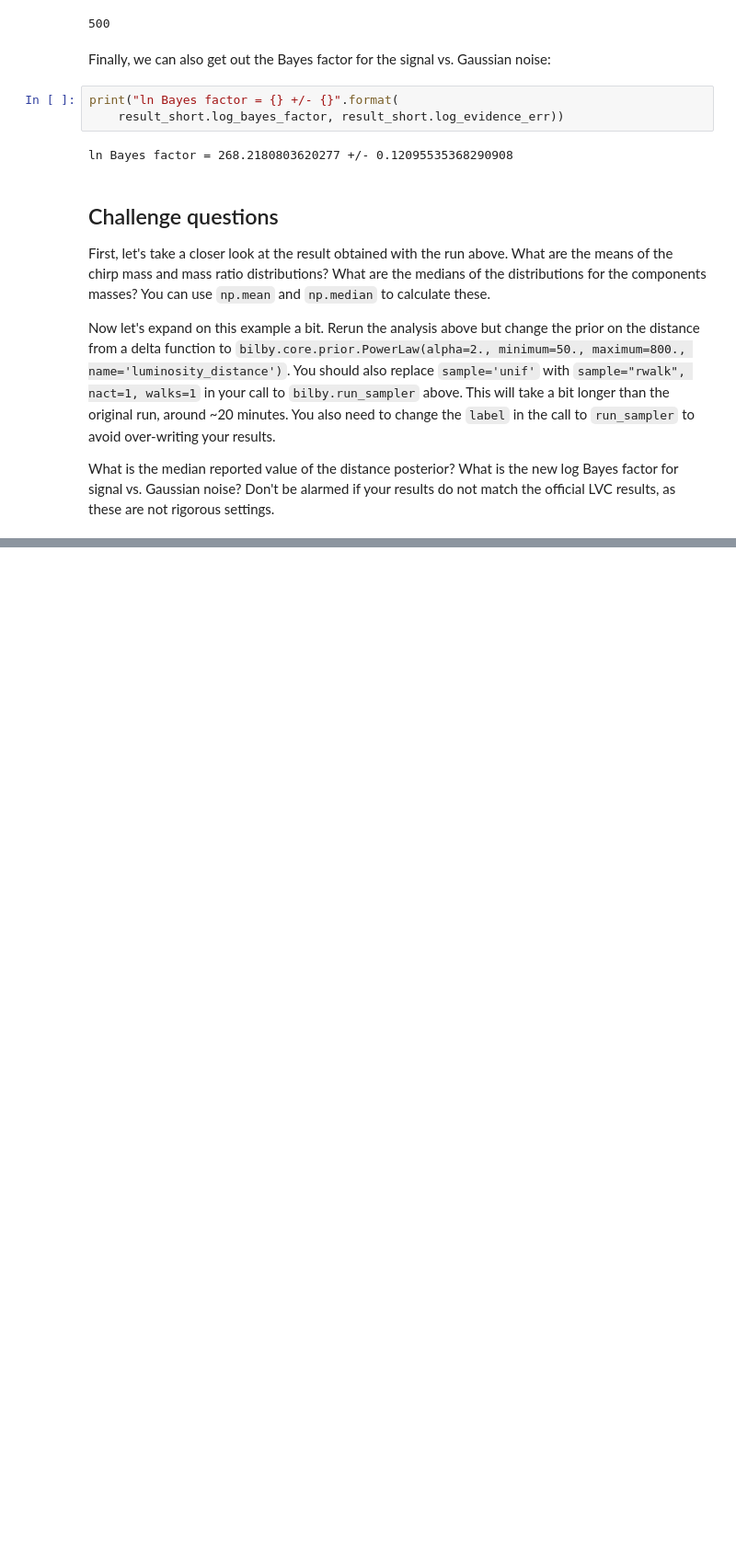
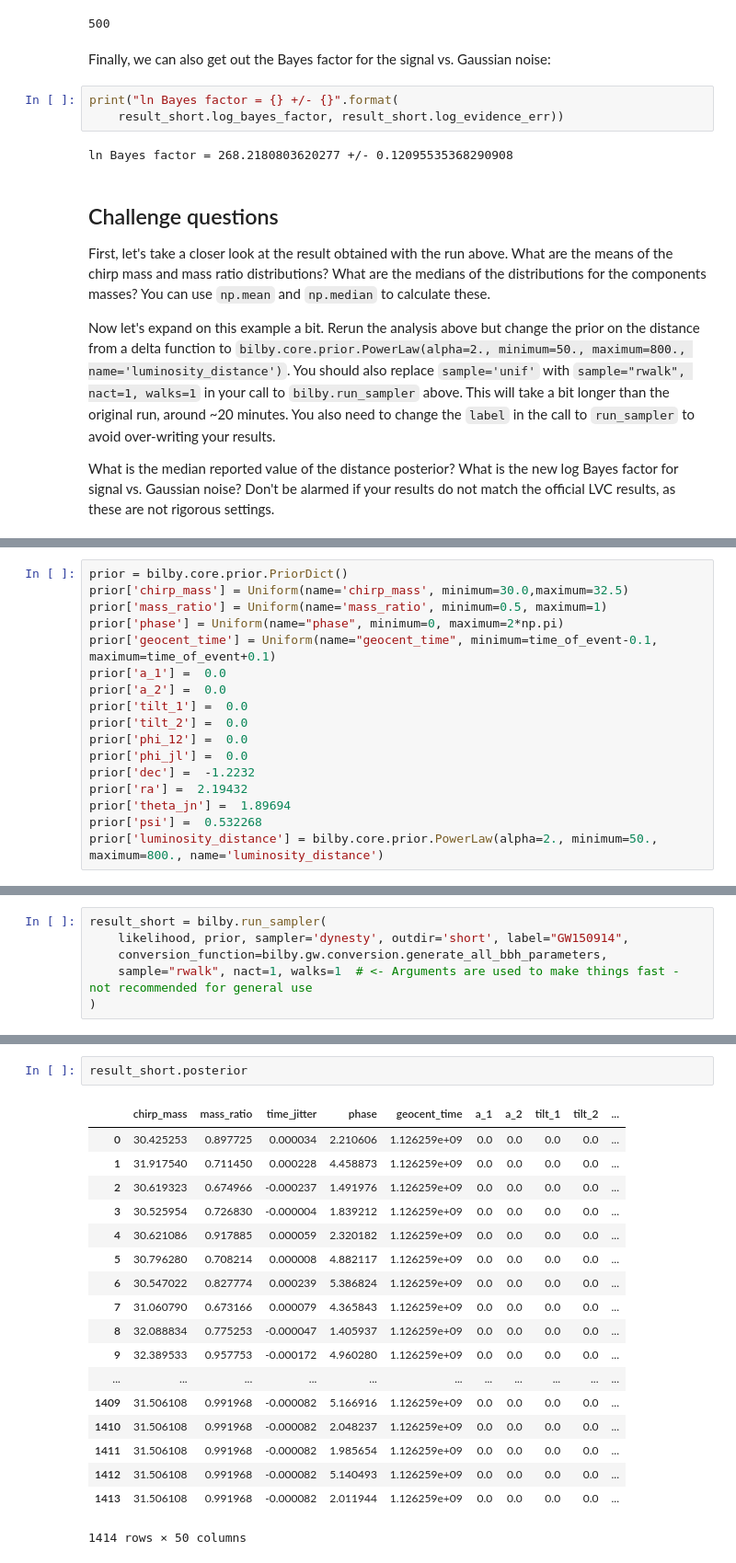
Before and after one commit to basuparth/grav_wave_workshop3, a Jupyter notebook: Day_2/Tuto_2.4_Parameter_estimation_for_compact_object_mergers.ipynb, the cells around one changed output, grey strips where cells are left out. Shown: that part at 92% size. Saved outputs shown, nothing was run; the diff lists cells and outputs as text; blank space fills up the shorter version.

```diff
--- a/Day_2/Tuto_2.4_Parameter_estimation_for_compact_object_mergers.ipynb
+++ b/Day_2/Tuto_2.4_Parameter_estimation_for_compact_object_mergers.ipynb
@@ -439,0 +505,17 @@ The median of the second component mass is 34.732310513401
+# %%
+prior = bilby.core.prior.PriorDict()
+prior['chirp_mass'] = Uniform(name='chirp_mass', minimum=30.0,maximum=32.5)
+prior['mass_ratio'] = Uniform(name='mass_ratio', minimum=0.5, maximum=1)
+prior['phase'] = Uniform(name="phase", minimum=0, maximum=2*np.pi)
+prior['geocent_time'] = Uniform(name="geocent_time", minimum=time_of_event-0.1, maximum=time_of_event+0.1)
+prior['a_1'] =  0.0
+prior['a_2'] =  0.0
+prior['tilt_1'] =  0.0
+prior['tilt_2'] =  0.0
+prior['phi_12'] =  0.0
+prior['phi_jl'] =  0.0
+prior['dec'] =  -1.2232
+prior['ra'] =  2.19432
+prior['theta_jn'] =  1.89694
+prior['psi'] =  0.532268
+prior['luminosity_distance'] = bilby.core.prior.PowerLaw(alpha=2., minimum=50., maximum=800., name='luminosity_distance')
@@ -439,0 +545,6 @@ The median of the second component mass is 34.732310513401
+# %%
+result_short = bilby.run_sampler(
+    likelihood, prior, sampler='dynesty', outdir='short', label="GW150914",
+    conversion_function=bilby.gw.conversion.generate_all_bbh_parameters,
+    sample="rwalk", nact=1, walks=1  # <- Arguments are used to make things fast - not recommended for general use
+)
@@ -439,0 +589,21 @@ The median of the second component mass is 34.732310513401
+# %%
+result_short.posterior
+# %% [output]
+|  | chirp_mass | mass_ratio | time_jitter | phase | geocent_time | a_1 | a_2 | tilt_1 | tilt_2 | ... |
+| 0 | 30.425253 | 0.897725 | 0.000034 | 2.210606 | 1.126259e+09 | 0.0 | 0.0 | 0.0 | 0.0 | ... |
+| 1 | 31.917540 | 0.711450 | 0.000228 | 4.458873 | 1.126259e+09 | 0.0 | 0.0 | 0.0 | 0.0 | ... |
+| 2 | 30.619323 | 0.674966 | -0.000237 | 1.491976 | 1.126259e+09 | 0.0 | 0.0 | 0.0 | 0.0 | ... |
+| 3 | 30.525954 | 0.726830 | -0.000004 | 1.839212 | 1.126259e+09 | 0.0 | 0.0 | 0.0 | 0.0 | ... |
+| 4 | 30.621086 | 0.917885 | 0.000059 | 2.320182 | 1.126259e+09 | 0.0 | 0.0 | 0.0 | 0.0 | ... |
+| 5 | 30.796280 | 0.708214 | 0.000008 | 4.882117 | 1.126259e+09 | 0.0 | 0.0 | 0.0 | 0.0 | ... |
+| 6 | 30.547022 | 0.827774 | 0.000239 | 5.386824 | 1.126259e+09 | 0.0 | 0.0 | 0.0 | 0.0 | ... |
+| 7 | 31.060790 | 0.673166 | 0.000079 | 4.365843 | 1.126259e+09 | 0.0 | 0.0 | 0.0 | 0.0 | ... |
+| 8 | 32.088834 | 0.775253 | -0.000047 | 1.405937 | 1.126259e+09 | 0.0 | 0.0 | 0.0 | 0.0 | ... |
+| 9 | 32.389533 | 0.957753 | -0.000172 | 4.960280 | 1.126259e+09 | 0.0 | 0.0 | 0.0 | 0.0 | ... |
+| ... | ... | ... | ... | ... | ... | ... | ... | ... | ... | ... |
+| 1409 | 31.506108 | 0.991968 | -0.000082 | 5.166916 | 1.126259e+09 | 0.0 | 0.0 | 0.0 | 0.0 | ... |
+| 1410 | 31.506108 | 0.991968 | -0.000082 | 2.048237 | 1.126259e+09 | 0.0 | 0.0 | 0.0 | 0.0 | ... |
+| 1411 | 31.506108 | 0.991968 | -0.000082 | 1.985654 | 1.126259e+09 | 0.0 | 0.0 | 0.0 | 0.0 | ... |
+| 1412 | 31.506108 | 0.991968 | -0.000082 | 5.140493 | 1.126259e+09 | 0.0 | 0.0 | 0.0 | 0.0 | ... |
+| 1413 | 31.506108 | 0.991968 | -0.000082 | 2.011944 | 1.126259e+09 | 0.0 | 0.0 | 0.0 | 0.0 | ... |
+1414 rows × 50 columns
```
Also changed, not shown: parts of 29 cells of this notebook, 10 other files.
